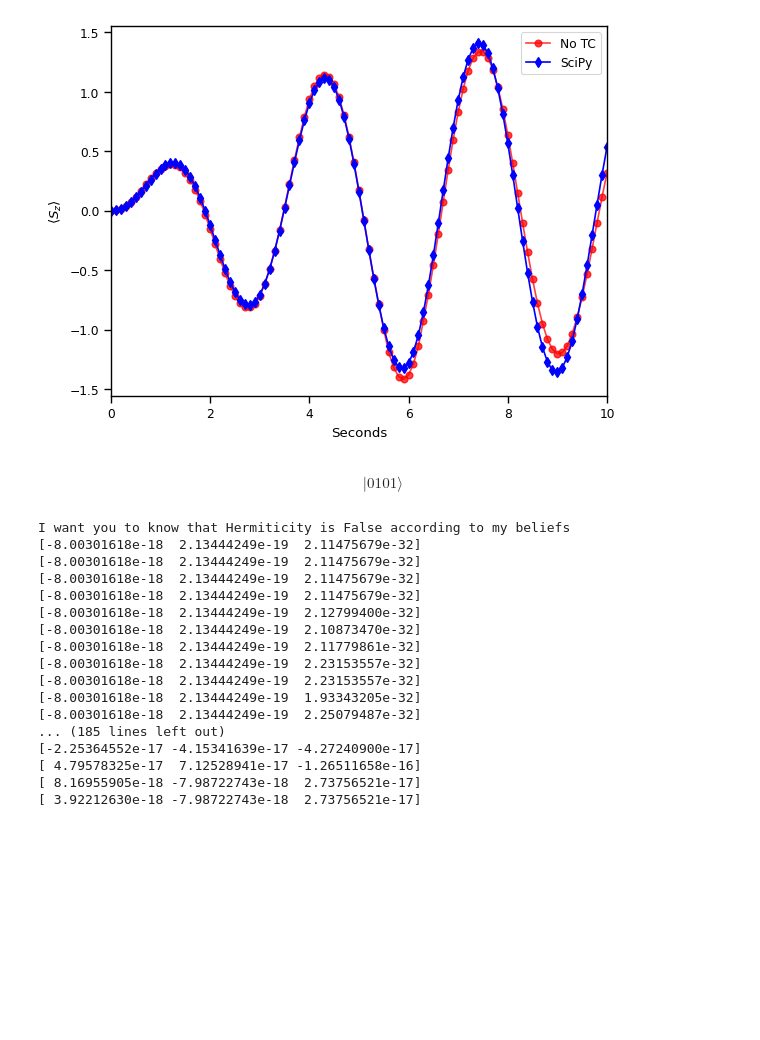
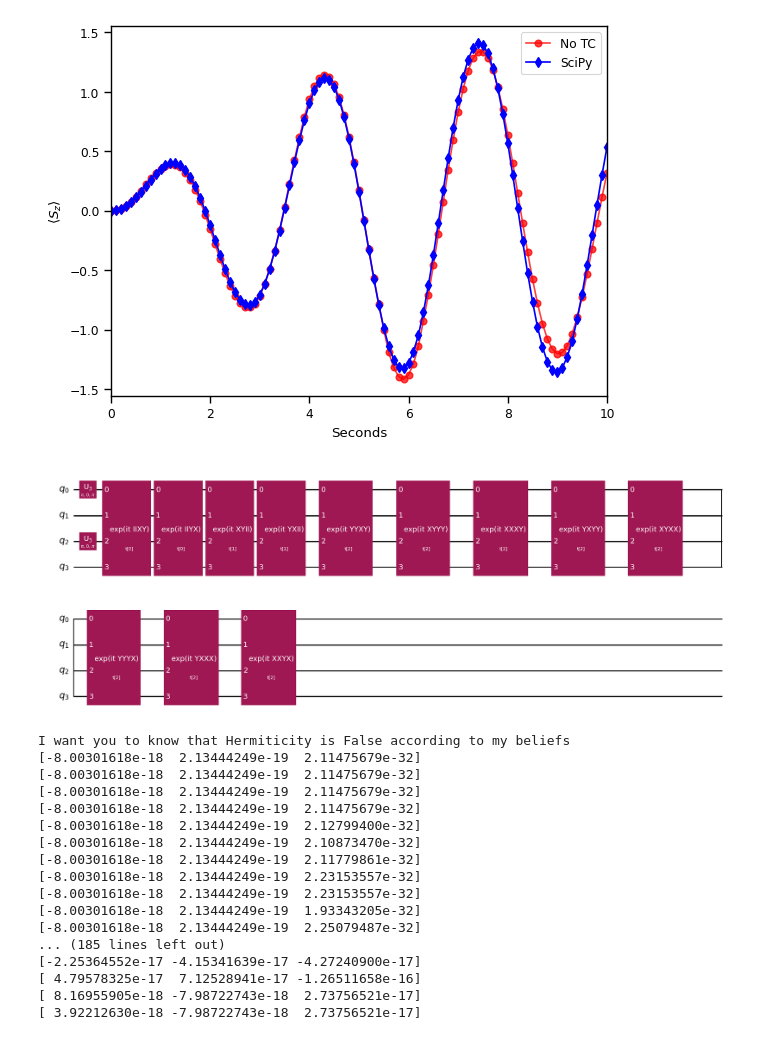
Before and after one commit to Magnusson6359/qiskit-algorithms, a Jupyter notebook: testing.ipynb, the cells around one changed output. Cells and saved outputs as stored; diff of their text form; code cells hidden in the pictures; blank space fills up the shorter version.

```diff
--- a/testing.ipynb
+++ b/testing.ipynb
@@ -381,35 +382,35 @@ for datum in data:
     paulistrings.append(datum[1])
     coefficients.append(datum[0])
 coefficients = [complex(coeff) for coeff in coefficients]
 paulis = list(zip(paulistrings, coefficients))
 magnetisation = SparsePauliOp.from_list(paulis)
 #magnetisation = magnetisation.adjoint()
 #print(magnetisation)
 
 # Ansatz
 
 if ansatz_type == "UCCSD":
     initial_circuit = HartreeFock(qrte_problem.num_spatial_orbitals, qrte_problem.num_particles, mapper)
     ansatz_qrte = UCCSD(num_spatial_orbitals = qrte_problem.num_spatial_orbitals, num_particles = qrte_problem.num_particles, qubit_mapper=mapper, initial_state=initial_circuit)
     init_param_values_qrte = [0 for _ in range(ansatz_qrte.num_parameters)]
 elif sys == "h2_jw":
     ansatz_qrte = EfficientSU2(num_qubits = hamiltonian.num_qubits, reps=1, skip_final_rotation_layer=True)
     init_param_values_qrte = [np.pi,np.pi,0,0,0,0,0,0] # 0101, HF
     #init_param_values_qrte = [np.pi,0,0,0,0,0,0,0] # 0011, two spin ups, triplet.
     #init_param_values_qrte = [np.pi,np.pi/2,0,0,0,0,0,0] # N(|S>+|T>)
 elif sys == "h4":
     ansatz_qrte = EfficientSU2(num_qubits = hamiltonian.num_qubits, reps=1, skip_final_rotation_layer=True)
     init_param_values_qrte = [np.pi,np.pi,np.pi,0,0,0,0,0,0,0,0,0] # HF
     #init_param_values_qrte = [-np.pi/2 for _ in range(ansatz_qrte.num_parameters)] # something everywhere
 
 state = Statevector.from_int(0, 2**hamiltonian.num_qubits)
 test_circ = ansatz_qrte.assign_parameters(init_param_values_qrte)
 state = state.evolve(test_circ)
 state.draw('latex')
 #ansatz_qrte.decompose().draw("mpl") # HEA
-#ansatz_qrte.decompose().decompose().draw("mpl") # UCCSD
+ansatz_qrte.decompose().decompose().draw("mpl") # UCCSD
 # %% [output]
-$$ |0101\rangle$$
+[figure, added]
 # %%
 # No TC case
 
```
Also changed, not shown: parts of 5 cells of this notebook.
